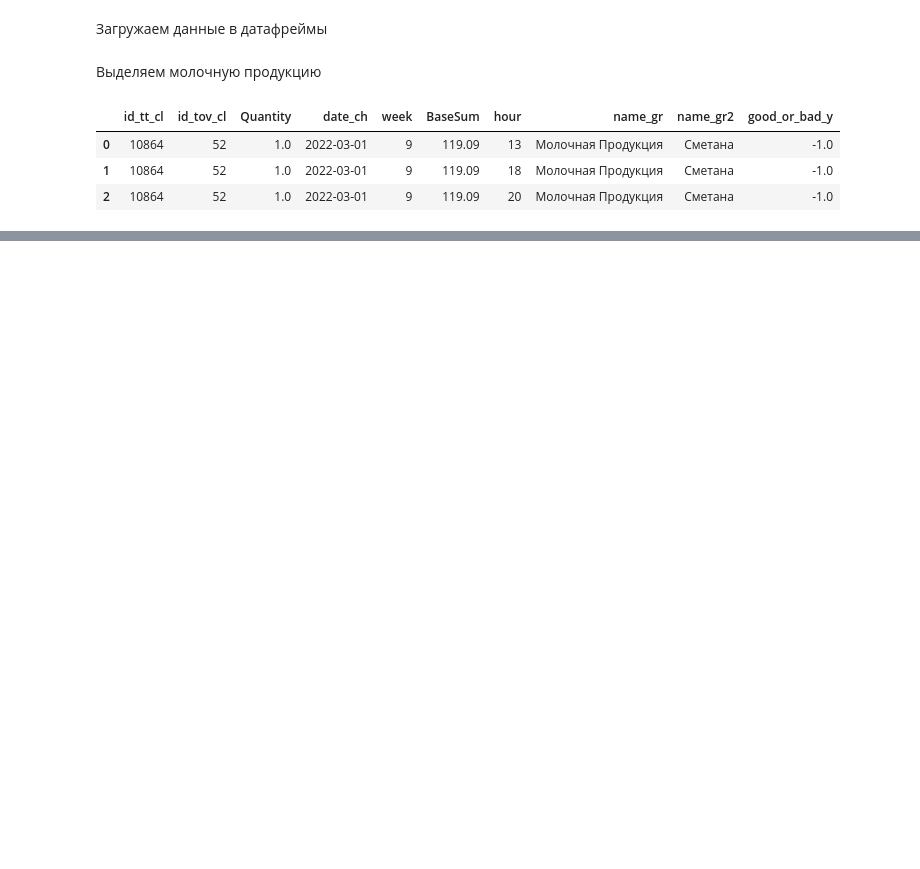
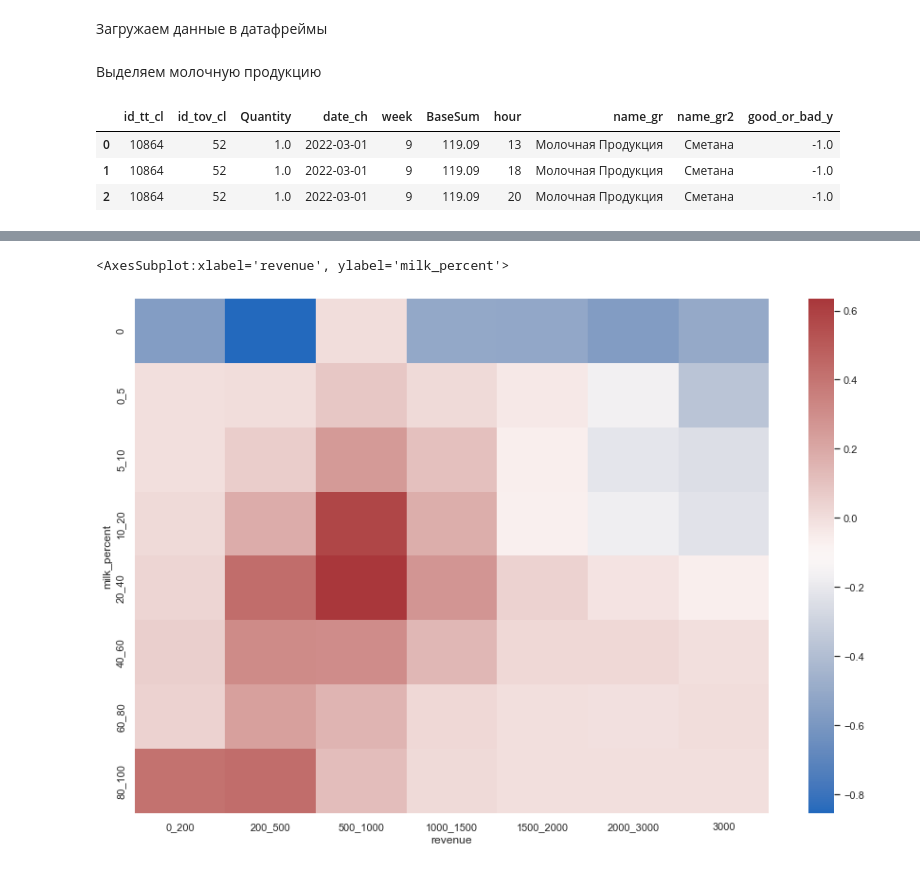
Before and after one commit to odinicc/Data-Practice, a Jupyter notebook: 19 Hakaton/Milk_sales.ipynb, the cells around one changed output, grey strips where cells are left out. Cells and saved outputs as stored; diff of their text form; code cells hidden in the pictures; blank space fills up the shorter version.

```diff
--- a/19 Hakaton/Milk_sales.ipynb
+++ b/19 Hakaton/Milk_sales.ipynb
@@ -115,0 +197,4 @@ df_checks_milk_variety.transpose().plot(kind="barh",figsize=(10,50))
+# %%
+df_milk_checks_bad_shop_p = df_milk_checks_bad_shop_p[['0_200','200_500','500_1000','1000_1500','1500_2000','2000_3000','3000']]
+df_milk_checks_bad_shop_p.reindex(['0','0_5','5_10','10_20','20_40','40_60','60_80','80_100'])
+df_milk_checks_bad_shop_p
@@ -115,0 +212,4 @@ df_checks_milk_variety.transpose().plot(kind="barh",figsize=(10,50))
+# %%
+df_milk_checks_good_shop_p = df_milk_checks_good_shop_p[['0_200','200_500','500_1000','1000_1500','1500_2000','2000_3000','3000']]
+df_milk_checks_good_shop_p.reindex(['0','0_5','5_10','10_20','20_40','40_60','60_80','80_100'])
+df_milk_checks_good_shop_p
@@ -115,0 +227,10 @@ df_checks_milk_variety.transpose().plot(kind="barh",figsize=(10,50))
+# %%
+df_milk_checks_dif_shop_p = df_milk_checks_good_shop_p - df_milk_checks_bad_shop_p
+# %%
+df_milk_checks_dif_shop_p = df_milk_checks_dif_shop_p.reindex(['0','0_5','5_10','10_20','20_40','40_60','60_80','80_100'])
+# %%
+plt.figure(figsize=(15, 10))
+sns.heatmap(df_milk_checks_dif_shop_p,cmap='vlag')
+# %% [output]
+<AxesSubplot:xlabel='revenue', ylabel='milk_percent'>
+[figure, added]
```
Also changed, not shown: parts of 23 cells of this notebook, 4 other files.
